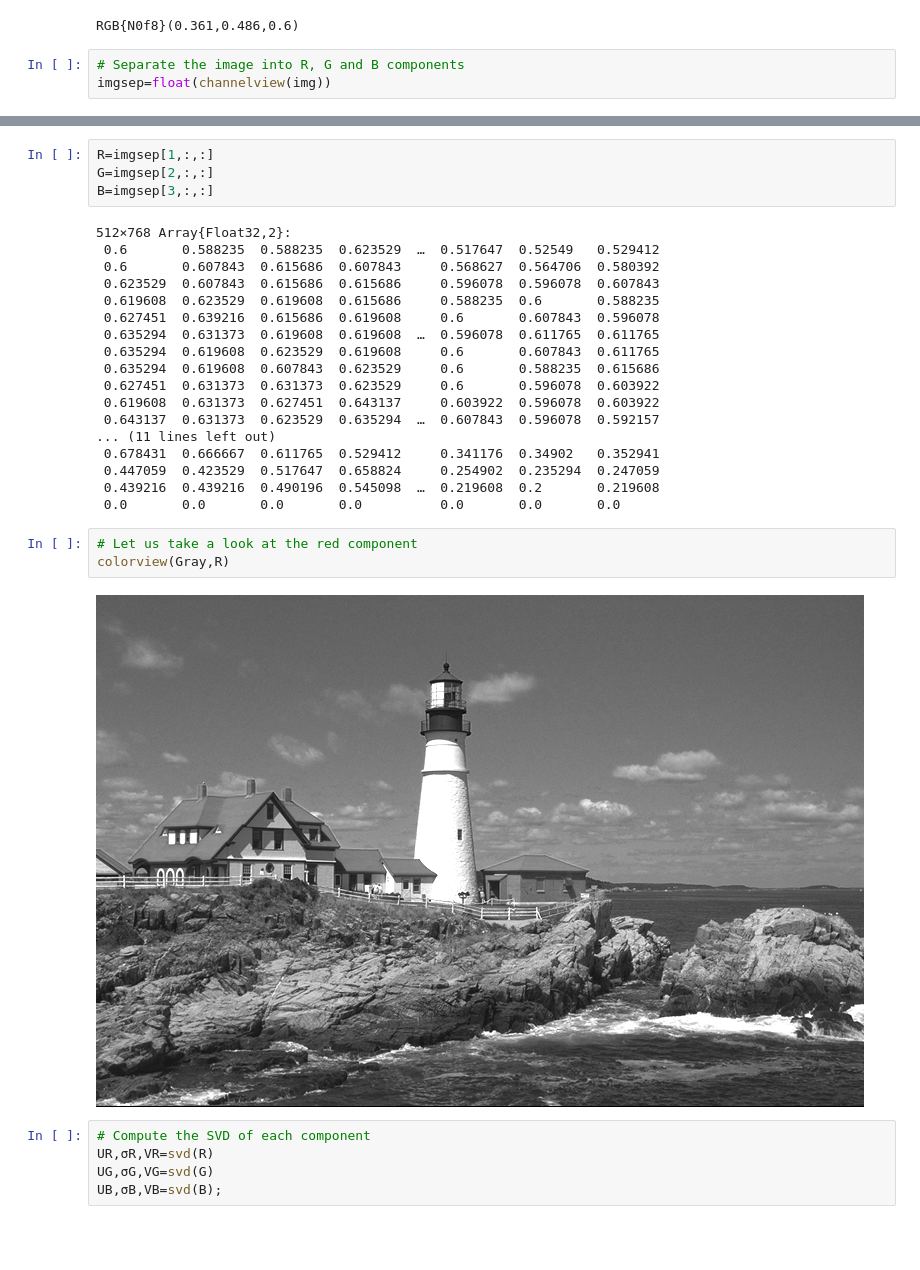
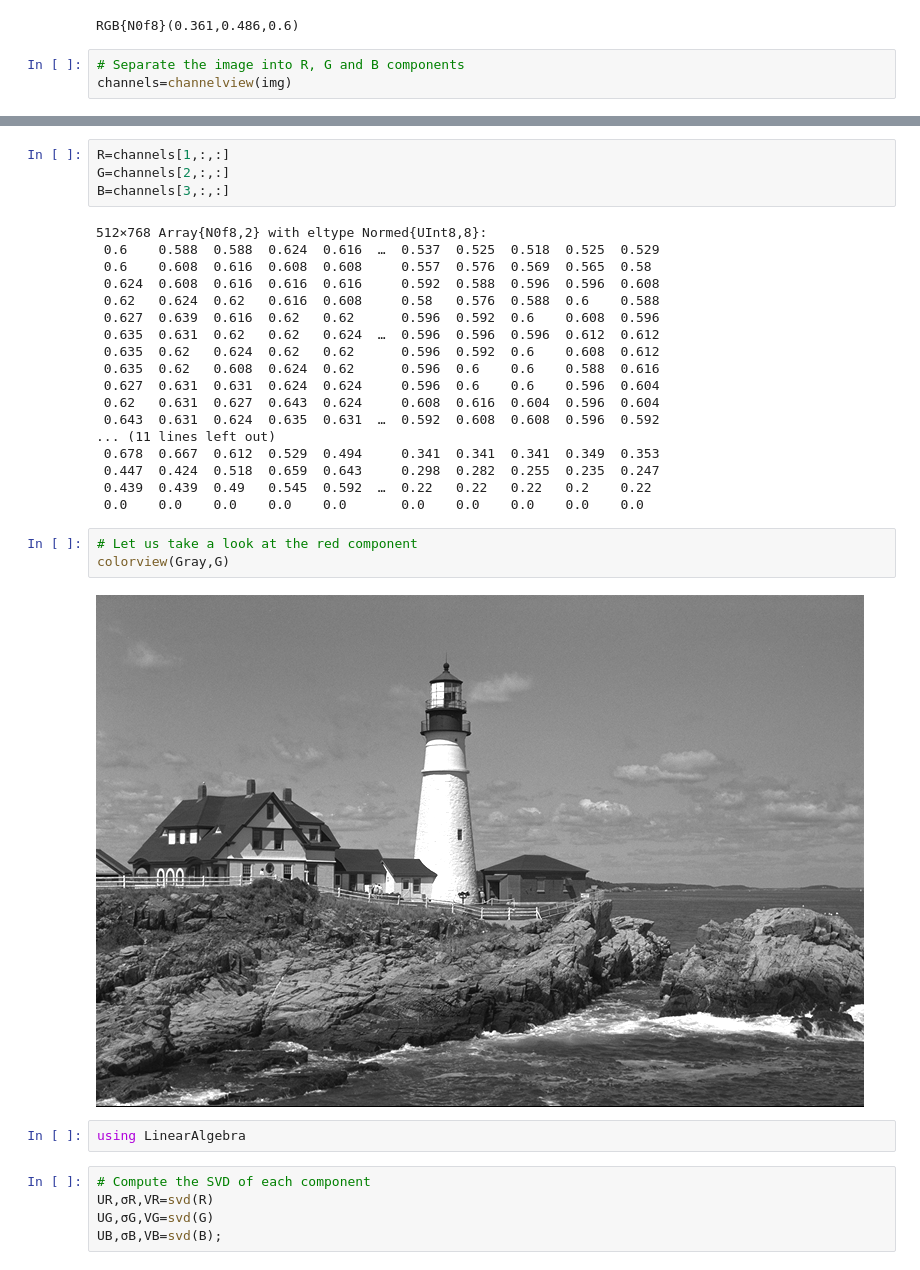
Before and after one commit to ivanslapnicar/GIAN-Applied-NLA-Course, a Jupyter notebook: src/Module B - Eigenvalue and Singular Value Decompositions/S3 Examples in Singular Value Decomposition .ipynb, the cells around one changed output, grey strips where cells are left out. Cells and saved outputs as stored; diff of their text form; blank space fills up the shorter version.

```diff
--- a/src/Module B - Eigenvalue and Singular Value Decompositions/S3 Examples in Singular Value Decomposition .ipynb
+++ b/src/Module B - Eigenvalue and Singular Value Decompositions/S3 Examples in Singular Value Decomposition .ipynb
@@ -37,5 +41,5 @@ show(img[1,1])
 RGB{N0f8}(0.361,0.486,0.6)
 # %%
 # Separate the image into R, G and B components
-imgsep=float(channelview(img))
+channels=channelview(img)
 # %% [output]
@@ -59,30 +63,32 @@ imgsep=float(channelview(img))
 # %%
-R=imgsep[1,:,:]
-G=imgsep[2,:,:]
-B=imgsep[3,:,:]
+R=channels[1,:,:]
+G=channels[2,:,:]
+B=channels[3,:,:]
 # %% [output]
-512×768 Array{Float32,2}:
- 0.6       0.588235  0.588235  0.623529  …  0.517647  0.52549   0.529412
- 0.6       0.607843  0.615686  0.607843     0.568627  0.564706  0.580392
- 0.623529  0.607843  0.615686  0.615686     0.596078  0.596078  0.607843
- 0.619608  0.623529  0.619608  0.615686     0.588235  0.6       0.588235
- 0.627451  0.639216  0.615686  0.619608     0.6       0.607843  0.596078
- 0.635294  0.631373  0.619608  0.619608  …  0.596078  0.611765  0.611765
- 0.635294  0.619608  0.623529  0.619608     0.6       0.607843  0.611765
- 0.635294  0.619608  0.607843  0.623529     0.6       0.588235  0.615686
- 0.627451  0.631373  0.631373  0.623529     0.6       0.596078  0.603922
- 0.619608  0.631373  0.627451  0.643137     0.603922  0.596078  0.603922
- 0.643137  0.631373  0.623529  0.635294  …  0.607843  0.596078  0.592157
+512×768 Array{N0f8,2} with eltype Normed{UInt8,8}:
+ 0.6    0.588  0.588  0.624  0.616  …  0.537  0.525  0.518  0.525  0.529
+ 0.6    0.608  0.616  0.608  0.608     0.557  0.576  0.569  0.565  0.58
+ 0.624  0.608  0.616  0.616  0.616     0.592  0.588  0.596  0.596  0.608
+ 0.62   0.624  0.62   0.616  0.608     0.58   0.576  0.588  0.6    0.588
+ 0.627  0.639  0.616  0.62   0.62      0.596  0.592  0.6    0.608  0.596
+ 0.635  0.631  0.62   0.62   0.624  …  0.596  0.596  0.596  0.612  0.612
+ 0.635  0.62   0.624  0.62   0.62      0.596  0.592  0.6    0.608  0.612
+ 0.635  0.62   0.608  0.624  0.62      0.596  0.6    0.6    0.588  0.616
+ 0.627  0.631  0.631  0.624  0.624     0.596  0.6    0.6    0.596  0.604
+ 0.62   0.631  0.627  0.643  0.624     0.608  0.616  0.604  0.596  0.604
+ 0.643  0.631  0.624  0.635  0.631  …  0.592  0.608  0.608  0.596  0.592
 ... (11 lines left out)
- 0.678431  0.666667  0.611765  0.529412     0.341176  0.34902   0.352941
- 0.447059  0.423529  0.517647  0.658824     0.254902  0.235294  0.247059
- 0.439216  0.439216  0.490196  0.545098  …  0.219608  0.2       0.219608
- 0.0       0.0       0.0       0.0          0.0       0.0       0.0
+ 0.678  0.667  0.612  0.529  0.494     0.341  0.341  0.341  0.349  0.353
+ 0.447  0.424  0.518  0.659  0.643     0.298  0.282  0.255  0.235  0.247
+ 0.439  0.439  0.49   0.545  0.592  …  0.22   0.22   0.22   0.2    0.22
+ 0.0    0.0    0.0    0.0    0.0       0.0    0.0    0.0    0.0    0.0
 # %%
 # Let us take a look at the red component
-colorview(Gray,R)
+colorview(Gray,G)
 # %% [output]
-[figure, old version]
+[figure, new version]
+# %%
+using LinearAlgebra
 # %%
 # Compute the SVD of each component
 UR,σR,VR=svd(R)
```
Also changed, not shown: parts of 7 cells of this notebook, 4 other files.
